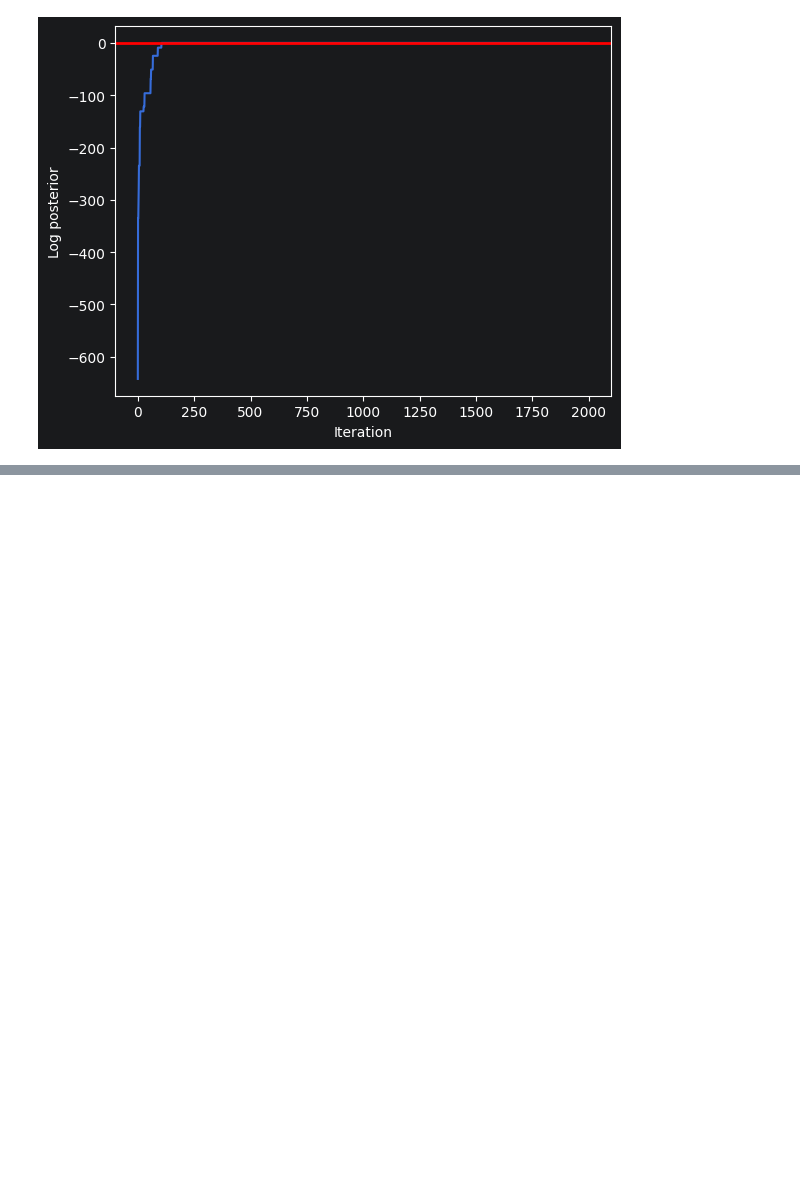
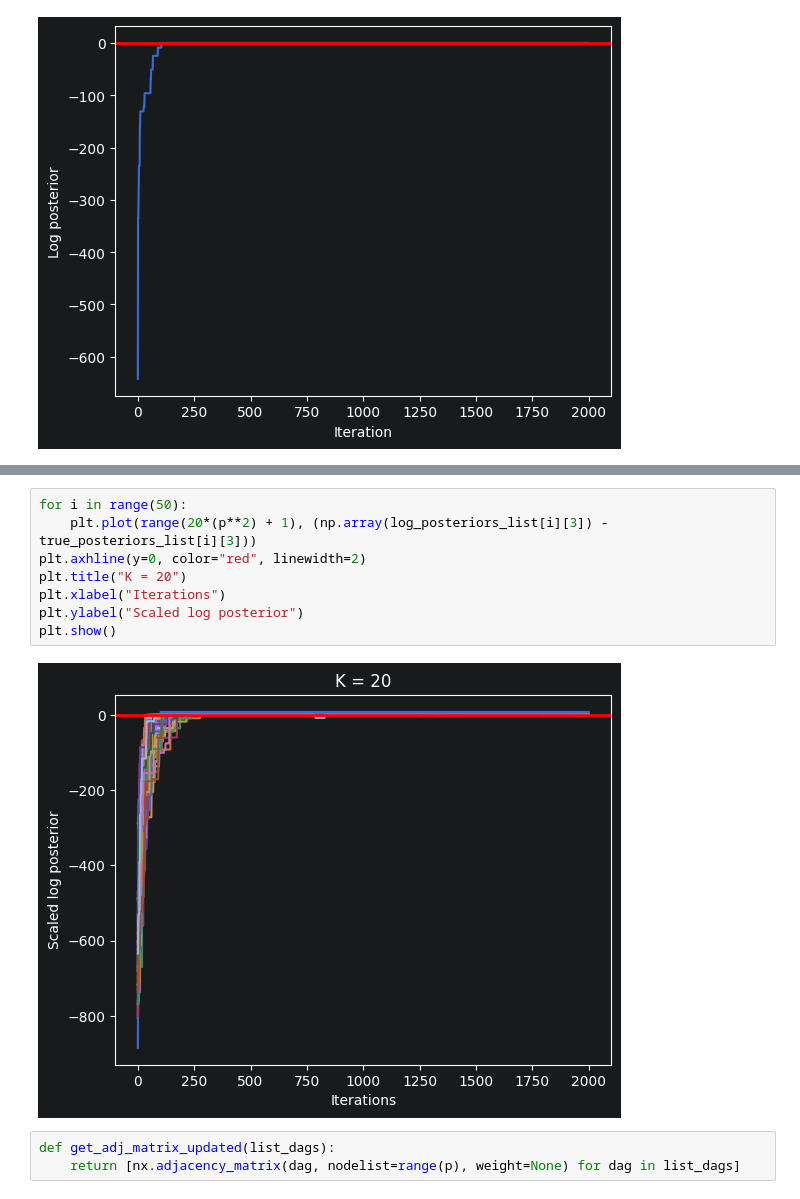
Before and after one commit to sreeharimr2005/bayesian-multi-dag, a Jupyter notebook: analysis/test_algorithm.ipynb, the cells around one changed output, grey strips where cells are left out. Drawn from its saved outputs; the diff is of its cells as text; blank space fills up the shorter version.

```diff
--- a/analysis/test_algorithm.ipynb
+++ b/analysis/test_algorithm.ipynb
@@ -178,0 +346,13 @@ plt.show()
+# %%
+for i in range(50):
+    plt.plot(range(20*(p**2) + 1), (np.array(log_posteriors_list[i][3]) - true_posteriors_list[i][3]))
+plt.axhline(y=0, color="red", linewidth=2)
+plt.title("K = 20")
+plt.xlabel("Iterations")
+plt.ylabel("Scaled log posterior")
+plt.show()
+# %% [output]
+[figure, added]
+# %%
+def get_adj_matrix_updated(list_dags):
+    return [nx.adjacency_matrix(dag, nodelist=range(p), weight=None) for dag in list_dags]
```
Also changed, not shown: parts of 10 cells of this notebook.
